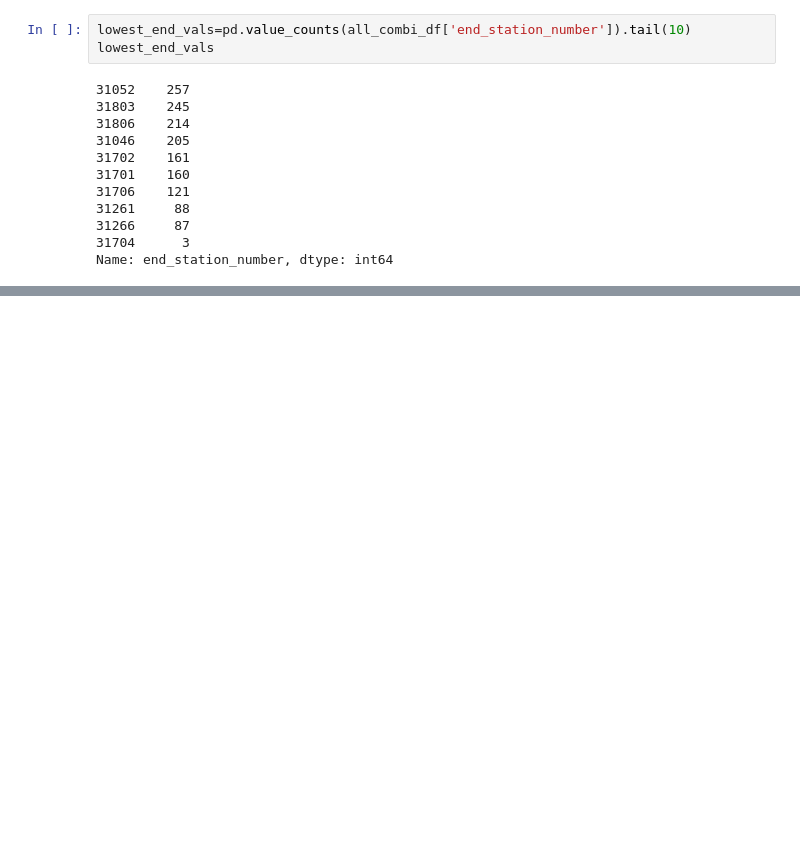
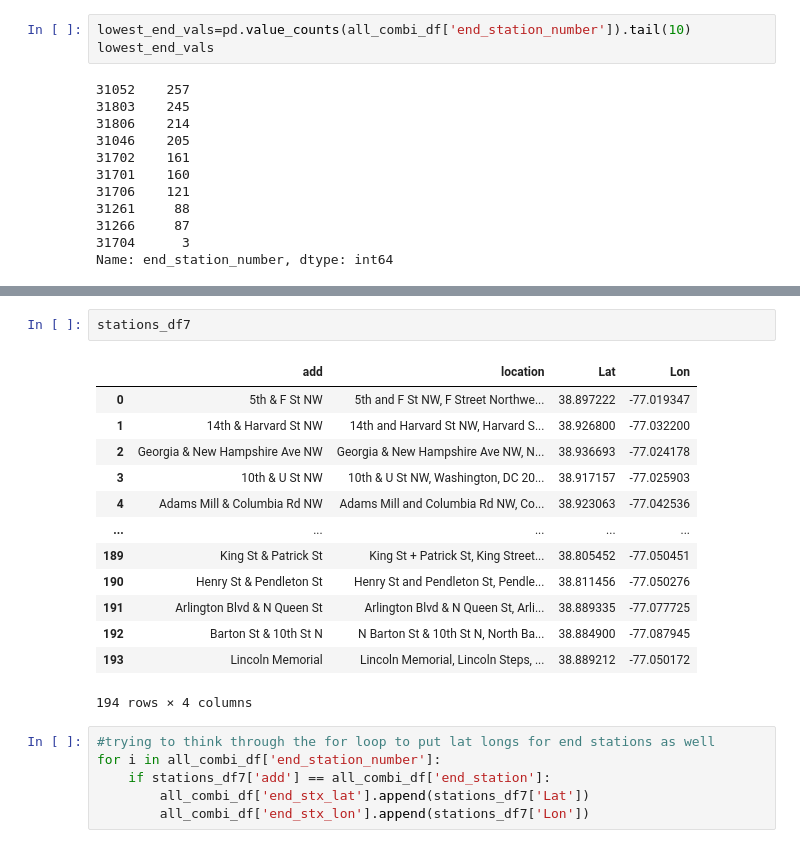
Before and after one commit to cdb8675309/Project3_Sprint-2, a Jupyter notebook: P3_S2.ipynb, the cells around one changed output, grey strips where cells are left out. Drawn from its saved outputs; the diff is of its cells as text; blank space fills up the shorter version.

Commit message:
"stll need to get lat longs assigned to end statio ns!"

```diff
--- a/P3_S2.ipynb
+++ b/P3_S2.ipynb
@@ -1195,3 +1211,25 @@ low_map2.add_child(folium.LatLngPopup())
 low_map2
 # %% [output]
 [interactive output not drawn]
+# %%
+stations_df7
+# %% [output]
+|  | add | location | Lat | Lon |
+| 0 | 5th & F St NW | 5th and F St NW, F Street Northwe... | 38.897222 | -77.019347 |
+| 1 | 14th & Harvard St NW | 14th and Harvard St NW, Harvard S... | 38.926800 | -77.032200 |
+| 2 | Georgia & New Hampshire Ave NW | Georgia & New Hampshire Ave NW, N... | 38.936693 | -77.024178 |
+| 3 | 10th & U St NW | 10th & U St NW, Washington, DC 20... | 38.917157 | -77.025903 |
+| 4 | Adams Mill & Columbia Rd NW | Adams Mill and Columbia Rd NW, Co... | 38.923063 | -77.042536 |
+| ... | ... | ... | ... | ... |
+| 189 | King St & Patrick St | King St + Patrick St, King Street... | 38.805452 | -77.050451 |
+| 190 | Henry St & Pendleton St | Henry St and Pendleton St, Pendle... | 38.811456 | -77.050276 |
+| 191 | Arlington Blvd & N Queen St | Arlington Blvd & N Queen St, Arli... | 38.889335 | -77.077725 |
+| 192 | Barton St & 10th St N | N Barton St & 10th St N, North Ba... | 38.884900 | -77.087945 |
+| 193 | Lincoln Memorial | Lincoln Memorial, Lincoln Steps, ... | 38.889212 | -77.050172 |
+194 rows × 4 columns
+# %%
+#trying to think through the for loop to put lat longs for end stations as well
+for i in all_combi_df['end_station_number']:
+    if stations_df7['add'] == all_combi_df['end_station']:
+        all_combi_df['end_stx_lat'].append(stations_df7['Lat'])
+        all_combi_df['end_stx_lon'].append(stations_df7['Lon'])
```
Also changed, not shown: parts of 1 cell of this notebook.
